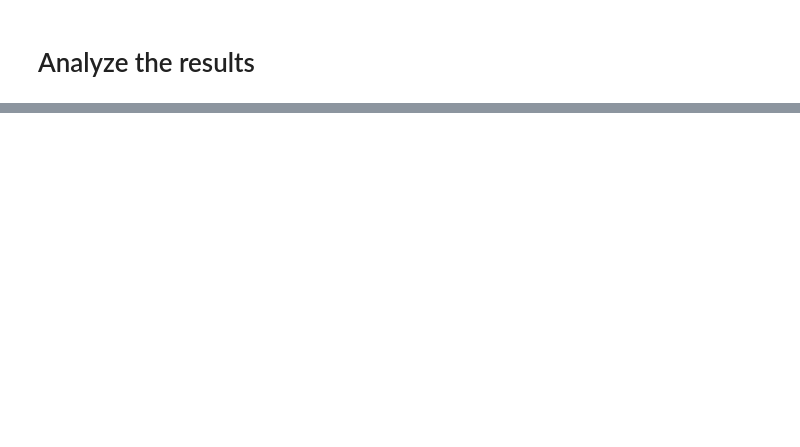
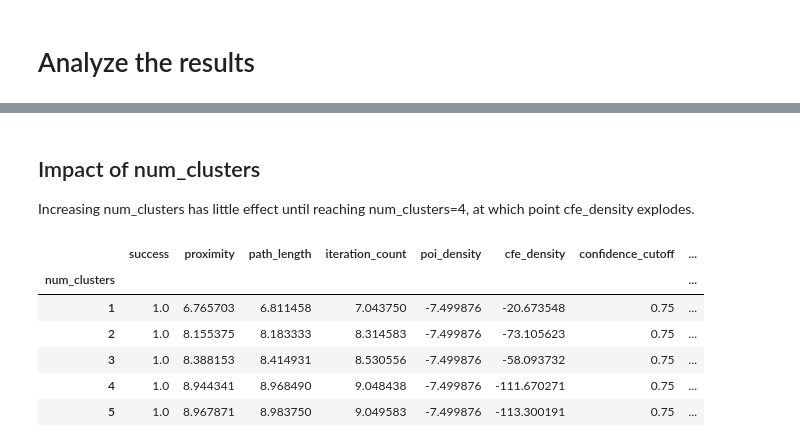
Before and after one commit to jakeval/MRMC, a Jupyter notebook: experiment_analysis/mrmc/mrmc_hyperparam.ipynb, the cells around one changed output, grey strips where cells are left out. Drawn from its saved outputs; the diff is of its cells as text; code cells hidden in the pictures; blank space fills up the shorter version.

```diff
--- a/experiment_analysis/mrmc/mrmc_hyperparam.ipynb
+++ b/experiment_analysis/mrmc/mrmc_hyperparam.ipynb
@@ -136,33 +68,0 @@ cfe_probs = MODEL.predict_pos_proba(cfes.drop(columns=DROP_COLUMNS)).to_numpy()
-# %%
-def analyze_paths2(paths: pd.DataFrame, poi_kdes, cfe_kdes, cfe_probs, config_df):
-    columns = ['run_id', 'path_id', 'success', 'proximity', 'path_length', 'iteration_count', 'poi_density', 'cfe_density', 'actual_sparsity']
-    col_idx = {}
-    for i, col in enumerate(columns):
-        col_idx[col] = i
-
-    results = np.zeros((len(poi_kdes), len(columns)))
-
-    i = 0
-    for run_id in paths.run_id.unique():
-        run_paths = paths[paths.run_id == run_id]
-        for path_id in run_paths.path_id.unique():
-            path = ADAPTER.transform(run_paths[run_paths.path_id == path_id].drop(columns=DROP_COLUMNS))
-            results[i,col_idx['run_id']] = run_id
-            results[i,col_idx['path_id']] = path_id
-
-            desired_proba = config_df[config_df.run_id == run_id].confidence_cutoff.iloc[0]
-            actual_proba = cfe_probs[i]
-
-            results[i,col_idx['success']] = 1 if actual_proba >= desired_proba else 0
-            results[i,col_idx['path_length']] = get_path_length2(path)
-            results[i,col_idx['iteration_count']] = len(path)
-            results[i,col_idx['proximity']] = get_cfe_distance2(path)
-            results[i,col_idx['poi_density']] = poi_kdes[i]
-            results[i,col_idx['cfe_density']] = cfe_kdes[i]
-            results[i,col_idx['actual_sparsity']] = get_sparsity2(path)
-            i += 1
-
-    return pd.DataFrame(data=results, columns=columns)
-
-results = analyze_paths2(path_df, poi_kdes, cfe_kdes, cfe_probs, index_df)
-results = results.merge(index_df, how='left', on='run_id').drop(columns=['dataset_name', 'max_iterations', 'model_type', 'noise_ratio', 'rescale_ratio', 'cluster_seed', 'run_seed', 'split', 'volcano_degree', 'volcano_cutoff'])
@@ -265,2 +68,0 @@ Paramset 2:  we want high-confidence points with low iteration count
-# %%
-results['density_difference'] = results['poi_density'] - results['cfe_density']
@@ -441,0 +189,8 @@ KDE.score_samples(ADAPTER.transform(unique_pois)).mean()
+# %%
+DROP_METRICS = ['run_id', 'elapsed_recourse_seconds', 'elapsed_cluster_seconds',
+                'negative_cfe_density', 'path_id', 'batch_id', 'actual_sparsity']
+
+results['negative_cfe_density'] = -results['cfe_density']
+results.groupby('batch_id', as_index=False).mean().sort_values(
+    ['success', 'path_length', 'proximity', 'negative_cfe_density', 'iteration_count']).iloc[:5].drop(
+        columns=DROP_METRICS)
@@ -441,0 +235,15 @@ KDE.score_samples(ADAPTER.transform(unique_pois)).mean()
+# %% [markdown]
+## Impact of num_clusters
+
+Increasing num_clusters has little effect until reaching num_clusters=4, at which point
+cfe_density explodes.
+# %%
+results.groupby('num_clusters').mean().drop(columns=DROP_METRICS)
+# %% [output]
+|  | success | proximity | path_length | iteration_count | poi_density | cfe_density | confidence_cutoff | ... |
+| num_clusters |  |  |  |  |  |  |  | ... |
+| 1 | 1.0 | 6.765703 | 6.811458 | 7.043750 | -7.499876 | -20.673548 | 0.75 | ... |
+| 2 | 1.0 | 8.155375 | 8.183333 | 8.314583 | -7.499876 | -73.105623 | 0.75 | ... |
+| 3 | 1.0 | 8.388153 | 8.414931 | 8.530556 | -7.499876 | -58.093732 | 0.75 | ... |
+| 4 | 1.0 | 8.944341 | 8.968490 | 9.048438 | -7.499876 | -111.670271 | 0.75 | ... |
+| 5 | 1.0 | 8.967871 | 8.983750 | 9.049583 | -7.499876 | -113.300191 | 0.75 | ... |
```
Also changed, not shown: parts of 46 cells of this notebook.
